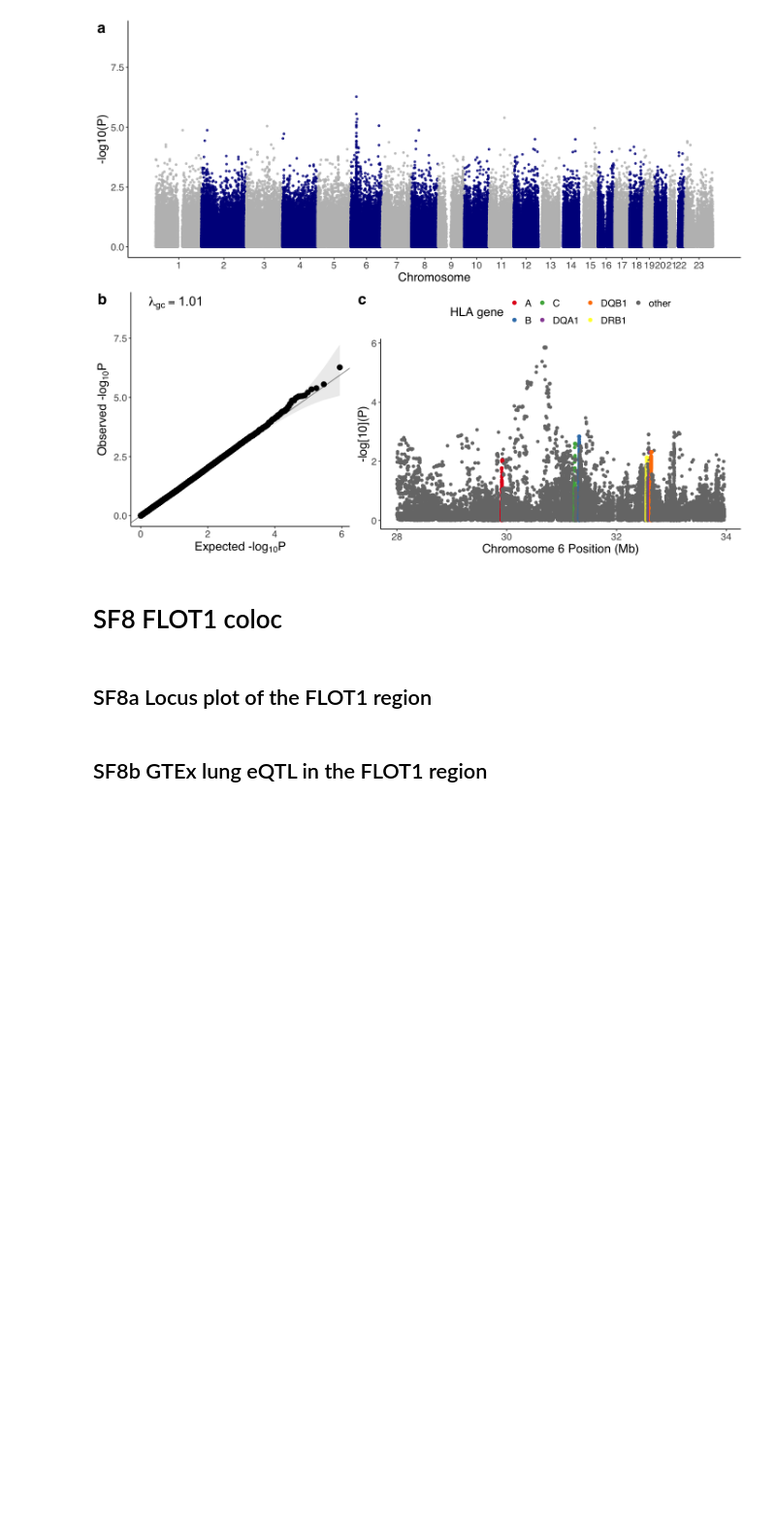
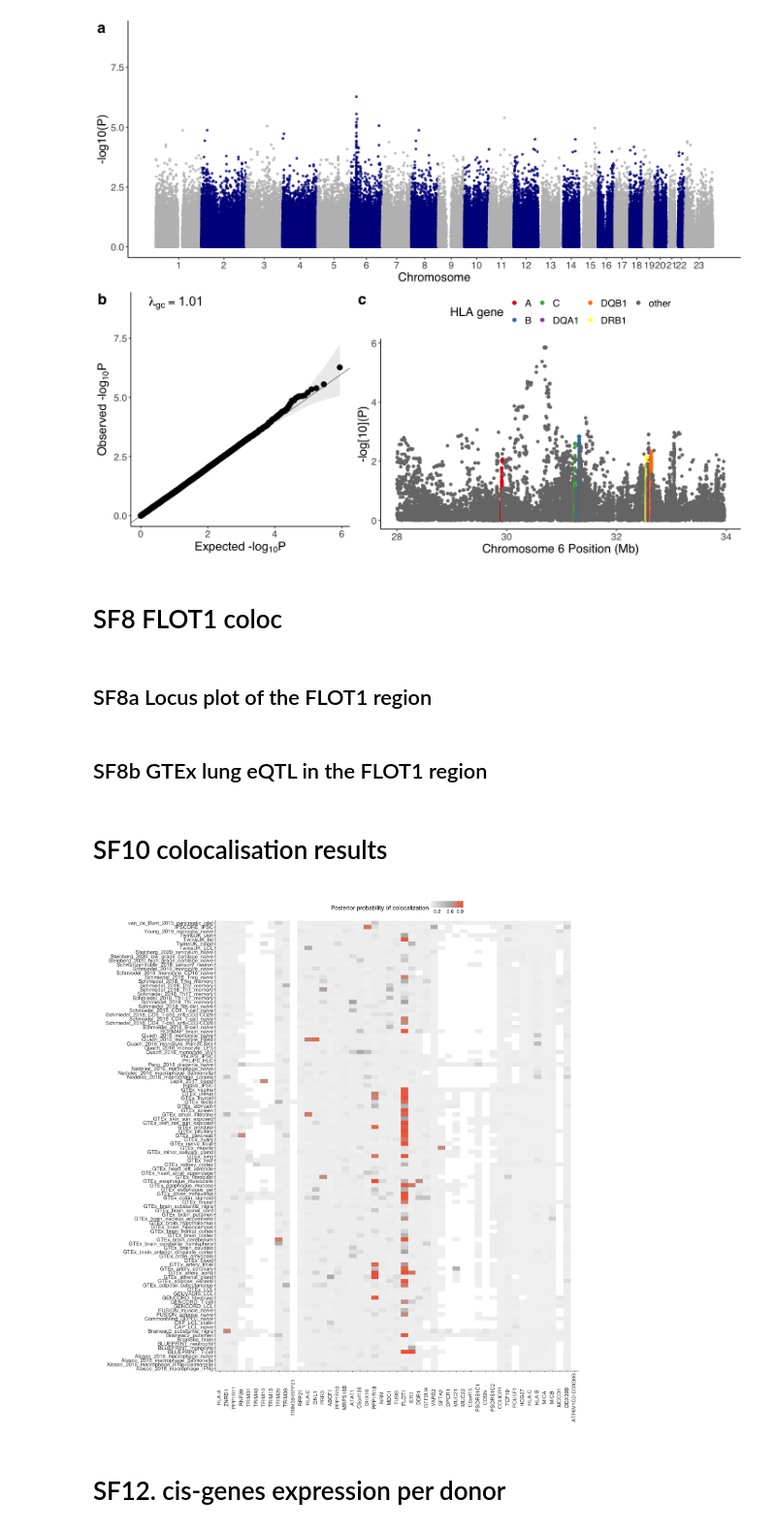
Before and after one commit to yang-luo-lab/TB-g2g, a Jupyter notebook: scripts/TBg2g_Supplementary_Figures.ipynb, the cells around one changed output. Shown at 97% size. Drawn from its saved outputs; the diff is of its cells as text; code cells hidden in the pictures; blank space fills up the shorter version.

```diff
--- a/scripts/TBg2g_Supplementary_Figures.ipynb
+++ b/scripts/TBg2g_Supplementary_Figures.ipynb
@@ -841,3 +844,22 @@ peQTL  <- peQTL +  scale_color_manual(values=c(col1,rev(col2)),guide='none')
 
 
 ggsave("../figures/SF8b_eQTL_locus_zoom.pdf",width=9,height=6)
+# %% [markdown]
+# SF10 colocalisation results
+# %%
+coloc_df <- read.table("../data/coloc_results.txt",h=T,stringsAsFactors = F)
+names(coloc_df) <- c("Study","Gene","coloc")
+options(repr.plot.width = 18, repr.plot.height = 20)
+ggplot(coloc_df, aes( x= fct_inorder(Gene), y=Study)) + geom_raster(aes(fill=coloc))+
+scale_fill_gradient2(low = "grey95", mid = "grey70", high = "red",
+                      midpoint=0.6,na.value="white",breaks=c(0,0.2,0.6,0.9),
+                      name="Posterior probability of colocalization")+
+  labs(title="")  + xlab("") + ylab("") +
+   theme(legend.position="top",axis.text.x=element_text(size=14, angle=90, vjust=0.3),
+                     axis.text.y=element_text(size=14),
+                     plot.title=element_text(size=16))
+ggsave("../figures/SF10_coloc.pdf",width=18,height=20)
+# %% [output]
+[figure, added]
+# %% [markdown]
+# SF12. cis-genes expression per donor
```
Also changed, not shown: parts of 5 cells of this notebook, 7 other files.
